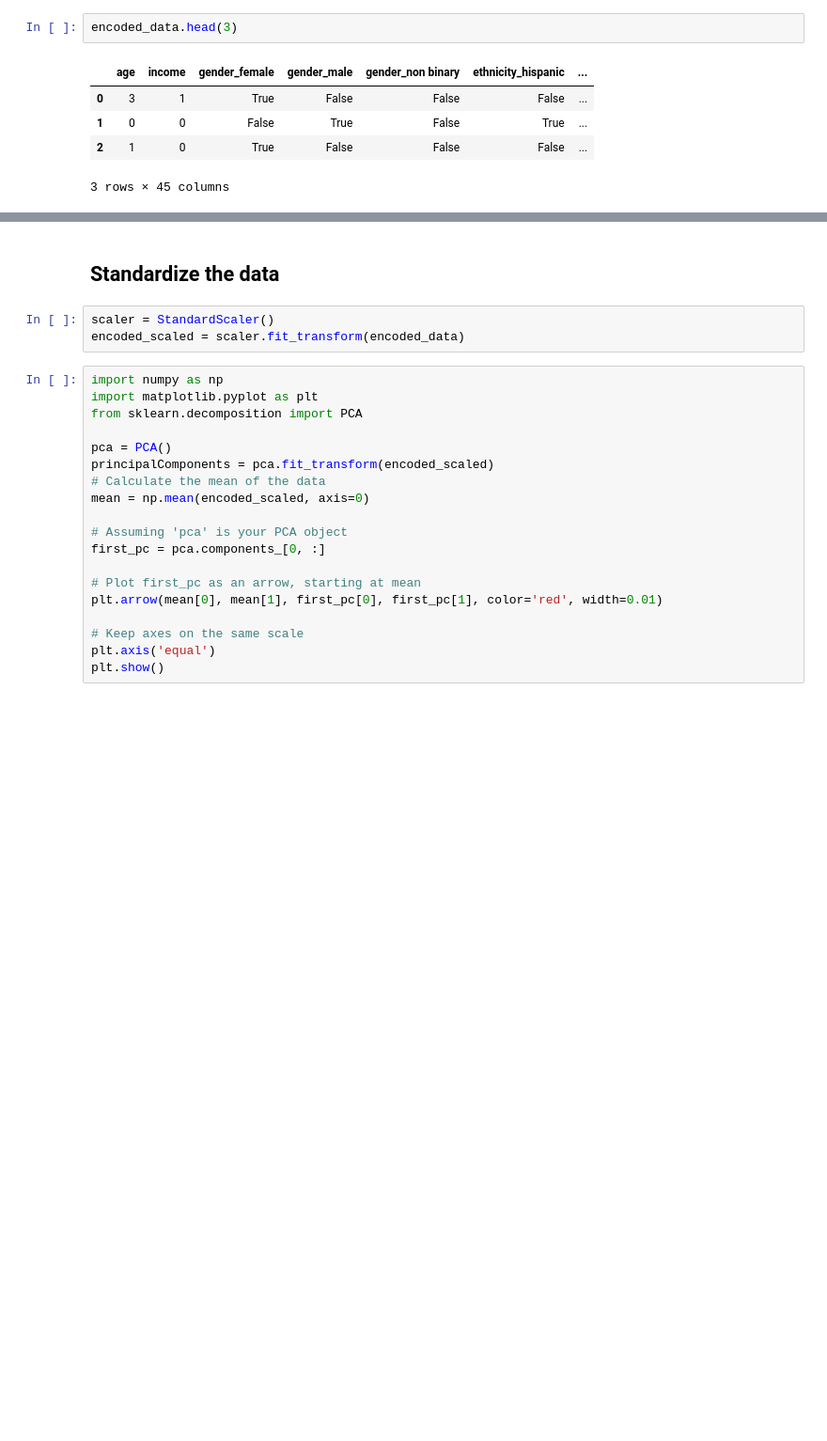
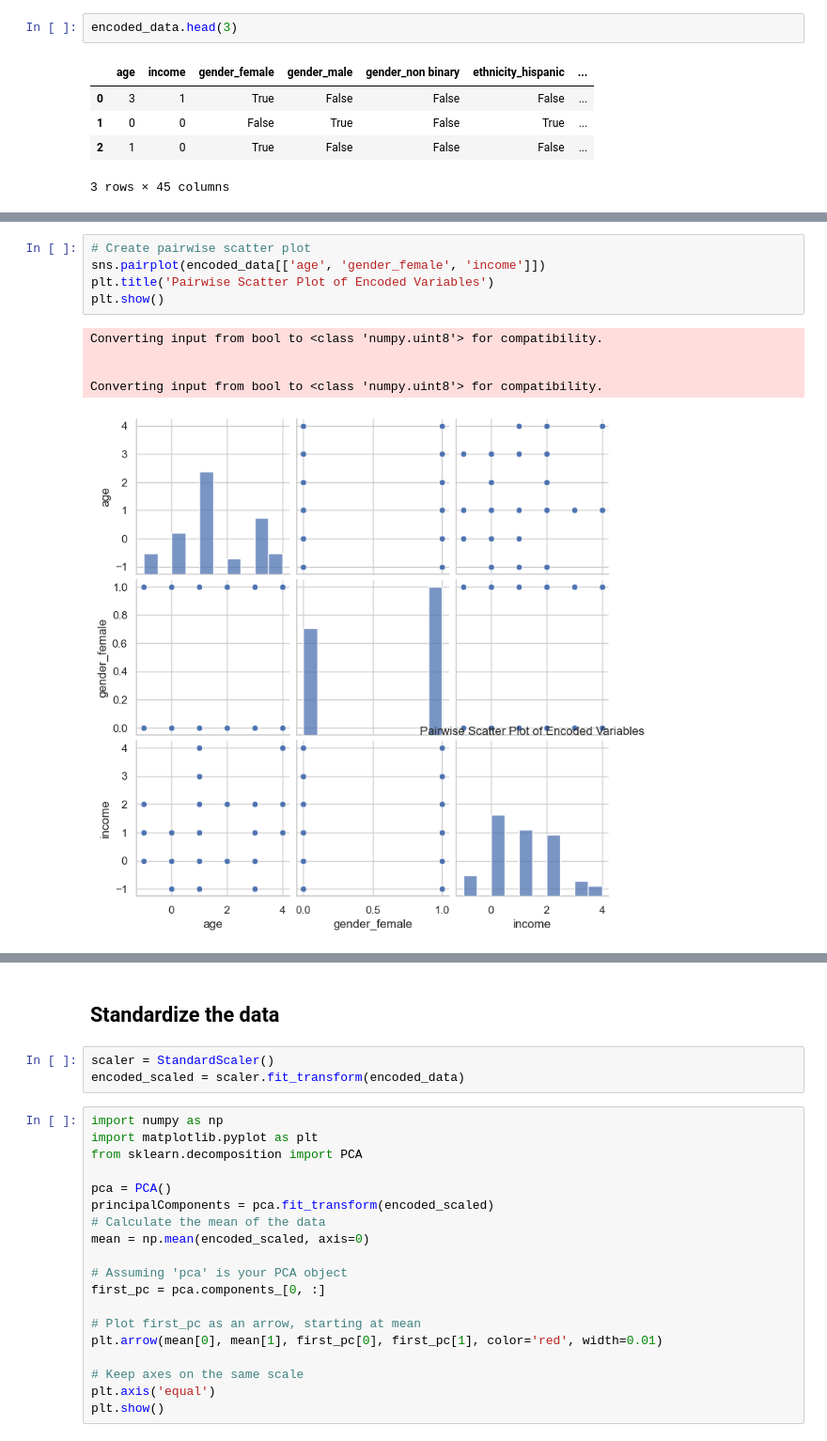
Before and after one commit to esoto15/text-tone-preference-analysis, a Jupyter notebook: Principal_Component_Analysis_main.ipynb, the cells around one changed output, grey strips where cells are left out. Shown at 94% size. Saved outputs shown, nothing was run; the diff lists cells and outputs as text; blank space fills up the shorter version.

```diff
--- a/Principal_Component_Analysis_main.ipynb
+++ b/Principal_Component_Analysis_main.ipynb
@@ -27,0 +65,11 @@ encoded_data.head(3)
+# %%
+# Create pairwise scatter plot
+sns.pairplot(encoded_data[['age', 'gender_female', 'income']])
+plt.title('Pairwise Scatter Plot of Encoded Variables')
+plt.show()
+# %% [output]
+Converting input from bool to <class 'numpy.uint8'> for compatibility.
+
+
+Converting input from bool to <class 'numpy.uint8'> for compatibility.
+[figure, added]
```
Also changed, not shown: parts of 5 cells of this notebook.
